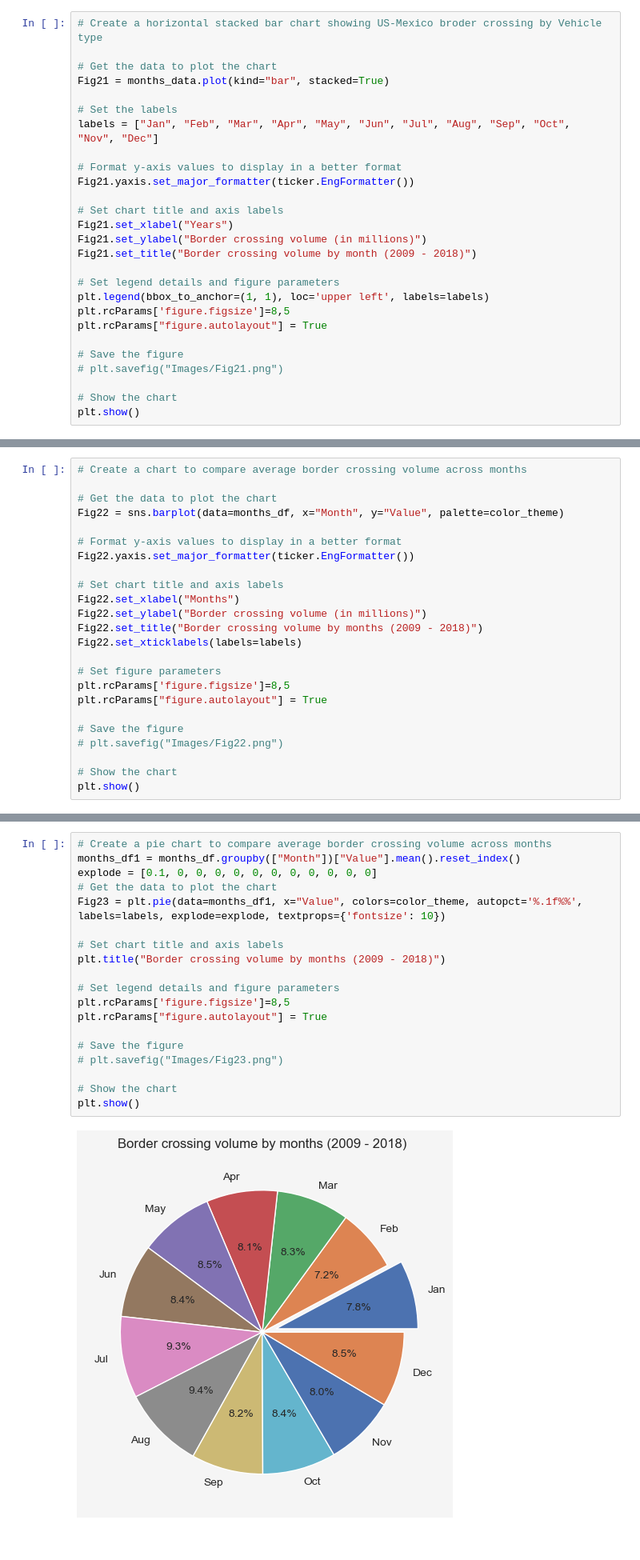
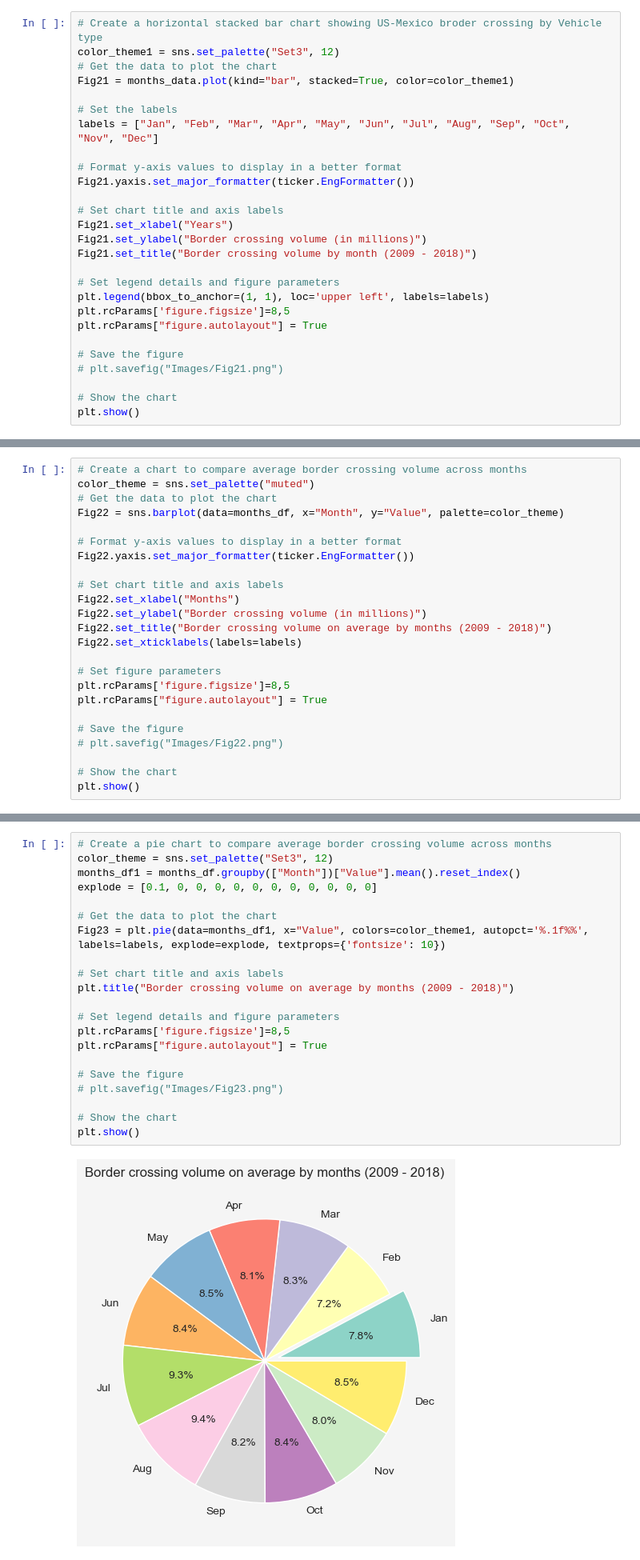
Before and after one commit to saraparveen26/Data-Visualization---US-Border-Crossing, a Jupyter notebook: border_crossing_sara.ipynb, the cells around one changed output, grey strips where cells are left out. Shown at 80% size. Drawn from its saved outputs; the diff is of its cells as text.

Commit message:
Formatting updated for charts

```diff
--- a/border_crossing_sara.ipynb
+++ b/border_crossing_sara.ipynb
@@ -1511,9 +1504,9 @@ months_data
 | 2018 | 29716207 | 27400251 | 32458891 | 30949588 | 32646367 | 32105809 | 35056685 | 35170600 | 31105680 | 31669698 | 29560756 | ... |
 # %%
 # Create a horizontal stacked bar chart showing US-Mexico broder crossing by Vehicle type
-
+color_theme1 = sns.set_palette("Set3", 12)
 # Get the data to plot the chart
-Fig21 = months_data.plot(kind="bar", stacked=True)
+Fig21 = months_data.plot(kind="bar", stacked=True, color=color_theme1)
 
 # Set the labels
 labels = ["Jan", "Feb", "Mar", "Apr", "May", "Jun", "Jul", "Aug", "Sep", "Oct", "Nov", "Dec"]
@@ -1561,7 +1554,7 @@ months_df.head()
 | 4 | 3 | US-Canada Border | 7695475.5 |
 # %%
 # Create a chart to compare average border crossing volume across months
-
+color_theme = sns.set_palette("muted")
 # Get the data to plot the chart
 Fig22 = sns.barplot(data=months_df, x="Month", y="Value", palette=color_theme)
 
@@ -1571,7 +1564,7 @@ Fig22.yaxis.set_major_formatter(ticker.EngFormatter())
 # Set chart title and axis labels
 Fig22.set_xlabel("Months")
 Fig22.set_ylabel("Border crossing volume (in millions)")
-Fig22.set_title("Border crossing volume by months (2009 - 2018)")
+Fig22.set_title("Border crossing volume on average by months (2009 - 2018)")
 Fig22.set_xticklabels(labels=labels)
 
 # Set figure parameters
@@ -1588,24 +1581,26 @@ plt.show()
 # %%
 # Create a pie chart to compare average border crossing volume across months
+color_theme = sns.set_palette("Set3", 12)
 months_df1 = months_df.groupby(["Month"])["Value"].mean().reset_index()
 explode = [0.1, 0, 0, 0, 0, 0, 0, 0, 0, 0, 0, 0]
+
 # Get the data to plot the chart
-Fig23 = plt.pie(data=months_df1, x="Value", colors=color_theme, autopct='%.1f%%', labels=labels, explode=explode, textprops={'fontsize': 10})
+Fig23 = plt.pie(data=months_df1, x="Value", colors=color_theme1, autopct='%.1f%%', labels=labels, explode=explode, textprops={'fontsize': 10})
 
 # Set chart title and axis labels
-plt.title("Border crossing volume by months (2009 - 2018)")
+plt.title("Border crossing volume on average by months (2009 - 2018)")
 
 # Set legend details and figure parameters
 plt.rcParams['figure.figsize']=8,5
 plt.rcParams["figure.autolayout"] = True
 
 # Save the figure
 # plt.savefig("Images/Fig23.png")
 
 # Show the chart
 plt.show()
 # %% [output]
-[figure, old version]
+[figure, new version]
 # %%
 # Create a chart to compare average border crossing volume across months
 
```
Also changed, not shown: parts of 5 cells of this notebook.
